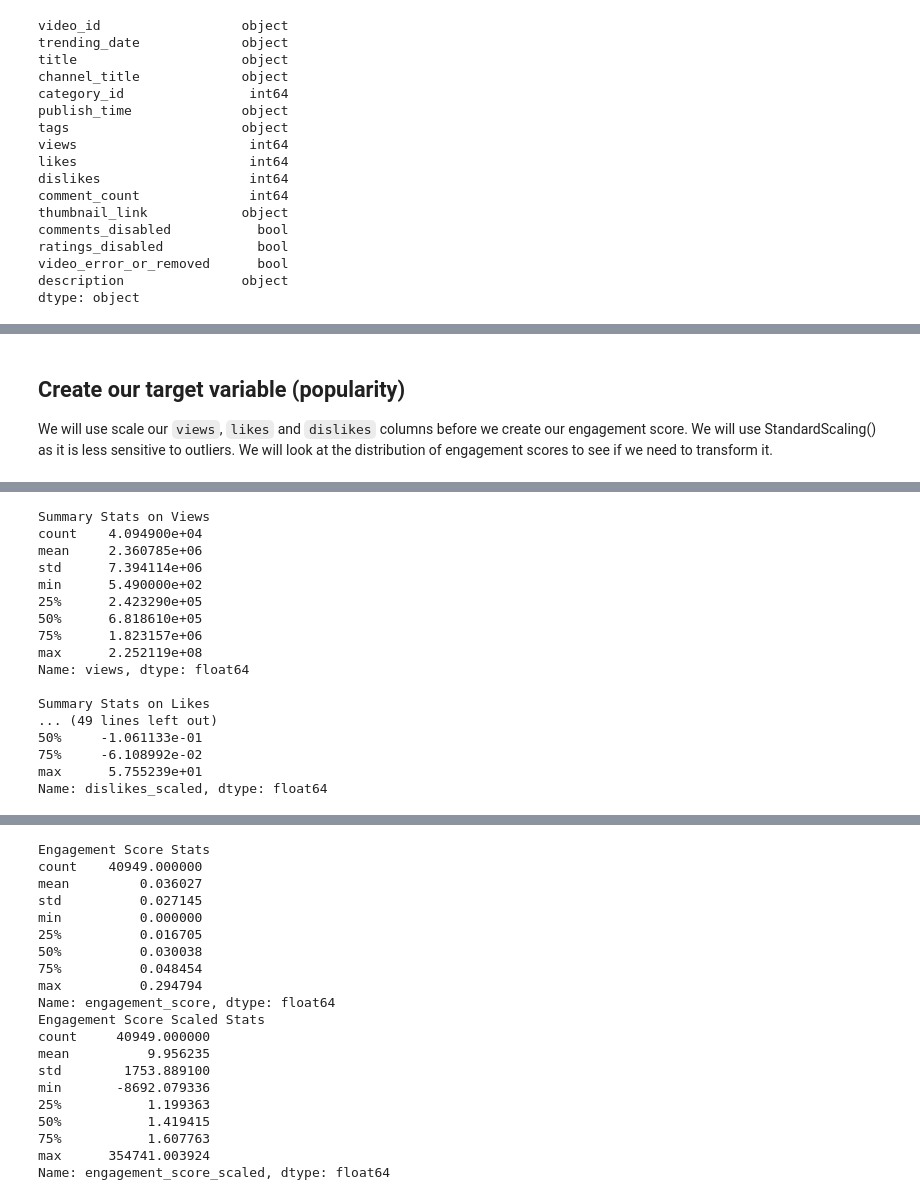
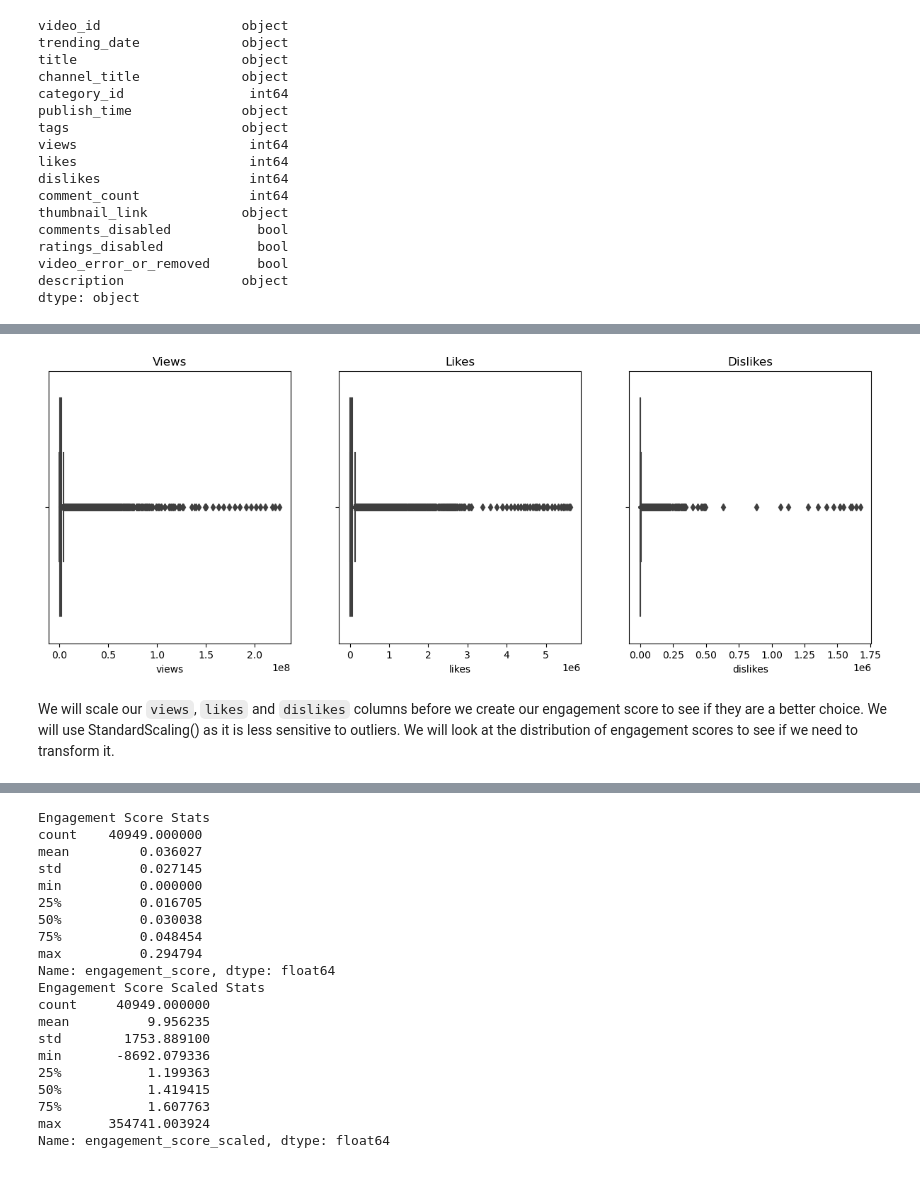
Before and after one commit to sjmfirestone/comp-4448-final-project, a Jupyter notebook: video-popularity.ipynb, the cells around one changed output, grey strips where cells are left out. Saved outputs shown, nothing was run; the diff lists cells and outputs as text; code cells hidden in the pictures.

Commit message:
changing order of EDA on engagement score metrics

```diff
--- a/video-popularity.ipynb
+++ b/video-popularity.ipynb
@@ -72,6 +101,17 @@ df.head()
+# %%
+# create boxplots for `views` `likes` `dislikes`
+figure, axes = plt.subplots(1, 3, figsize=(15, 5))
+sns.boxplot(ax=axes[0], data=df, x='views')
+axes[0].set_title('Views')
+sns.boxplot(ax=axes[1], data=df, x='likes')
+axes[1].set_title('Likes')
+sns.boxplot(ax=axes[2], data=df, x='dislikes')
+axes[2].set_title('Dislikes')
+plt.show()
+# %% [output]
+[figure, added]
 # %% [markdown]
-## Create our target variable (popularity)
-We will use scale our `views`, `likes` and `dislikes` columns before we create our engagement score. We will use StandardScaling() as it is less sensitive to outliers. We will look at the distribution of engagement scores to see if we need to transform it.
+We will scale our `views`, `likes` and `dislikes` columns before we create our engagement score to see if they are a better choice. We will use StandardScaling() as it is less sensitive to outliers. We will look at the distribution of engagement scores to see if we need to transform it.
 # %%
 # scale the views, likes, dislikes
 
@@ -94,38 +134,6 @@ df.head()
 | 2 | Racist Superman | Rudy Mancuso, K... | Rudy Mancuso | 23 | 2017-11-12T19:05:24.000Z | racist superman|"rudy"|"mancuso"|... | 3191434 | 146033 | 5339 | WATCH MY PREVIOUS VIDEO ▶ \n\nSUB... | ... |
 | 3 | Nickelback Lyrics: Real or Fake? | Good Mythical Morning | 24 | 2017-11-13T11:00:04.000Z | rhett and link|"gmm"|"good mythic... | 343168 | 10172 | 666 | Today we find out if Link is a Ni... | ... |
 | 4 | I Dare You: GOING BALD!? | nigahiga | 24 | 2017-11-12T18:01:41.000Z | ryan|"higa"|"higatv"|"nigahiga"|"... | 2095731 | 132235 | 1989 | I know it's been a while since we... | ... |
-# %%
-# summary stats on `views` `likes` `dislikes` and their scaled versions
-print("Summary Stats on Views")
-print(df['views'].describe())
-print("\nSummary Stats on Likes")
-print(df['likes'].describe())
-print("\nSummary Stats on Dislikes")
-print(df['dislikes'].describe())
-print("\nSummary Stats on Scaled Views")
-print(df['views_scaled'].describe())
-print("\nSummary Stats on Scaled Likes")
-print(df['likes_scaled'].describe())
-print("\nSummary Stats on Scaled Dislikes")
-print(df['dislikes_scaled'].describe())
-# %% [output]
-Summary Stats on Views
-count    4.094900e+04
-mean     2.360785e+06
-std      7.394114e+06
-min      5.490000e+02
-25%      2.423290e+05
-50%      6.818610e+05
-75%      1.823157e+06
-max      2.252119e+08
-Name: views, dtype: float64
-
-Summary Stats on Likes
-... (49 lines left out)
-50%     -1.061133e-01
-75%     -6.108992e-02
-max      5.755239e+01
-Name: dislikes_scaled, dtype: float64
 # %%
 # create an engagement score column based on the views, likes, dislikes
 # the sum of `likes` and `dislikes` divided by the `view` count
```
Also changed, not shown: parts of 2 cells of this notebook.
